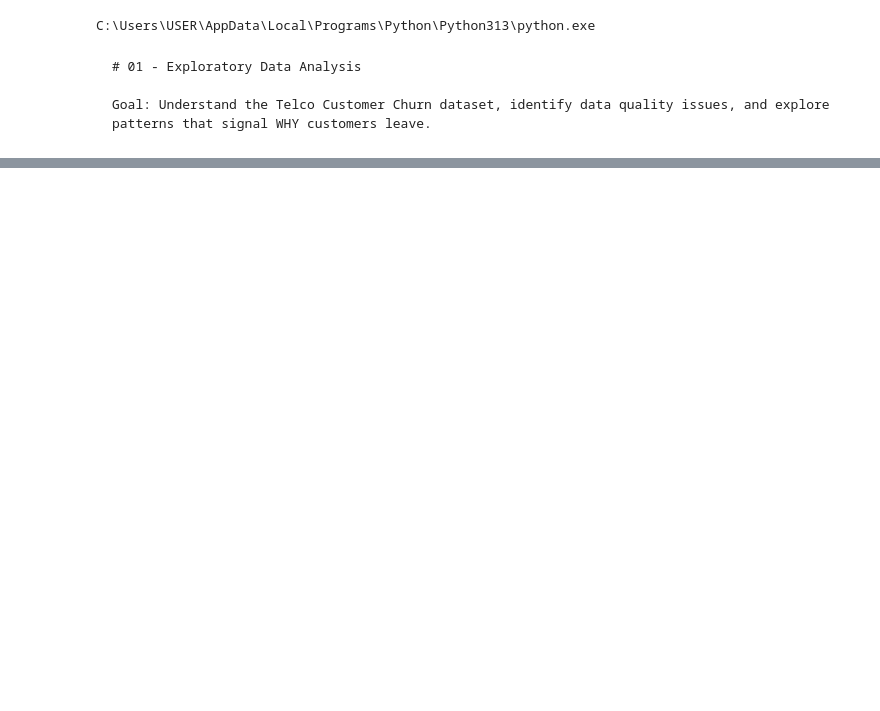
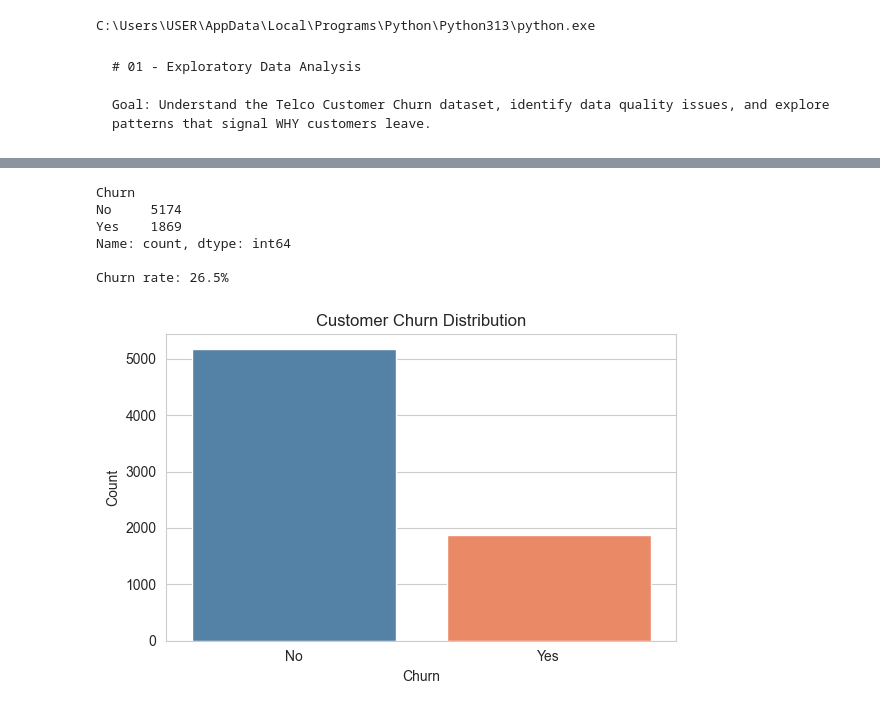
Before and after one commit to Hassan47-pro/Churn-prediction, a Jupyter notebook: notebooks/01_eda.ipynb, the cells around one changed output, grey strips where cells are left out. Cells and saved outputs as stored; diff of their text form; code cells hidden in the pictures; blank space fills up the shorter version.

```diff
--- a/notebooks/01_eda.ipynb
+++ b/notebooks/01_eda.ipynb
@@ -29,0 +68,21 @@ pd.read_csv("data/raw/WA_Fn-UseC_-Telco-Customer-Churn.csv")
+# %%
+# Visualize target variable distribution (class imbalance check)
+churn_counts = df["Churn"].value_counts()
+print(churn_counts)
+print(f"\nChurn rate: {churn_counts['Yes'] / len(df) * 100:.1f}%")
+# %% [output]
+Churn
+No     5174
+Yes    1869
+Name: count, dtype: int64
+
+Churn rate: 26.5%
+# %%
+plt.figure(figsize=(6, 4))
+sns.countplot(data=df, x="Churn", palette=["steelblue", "coral"], hue = 'Churn' )
+plt.title("Customer Churn Distribution")
+plt.ylabel("Count")
+plt.tight_layout()
+plt.show()
+# %% [output]
+[figure, added]
```
Also changed, not shown: parts of 11 cells of this notebook, 9 other files.
